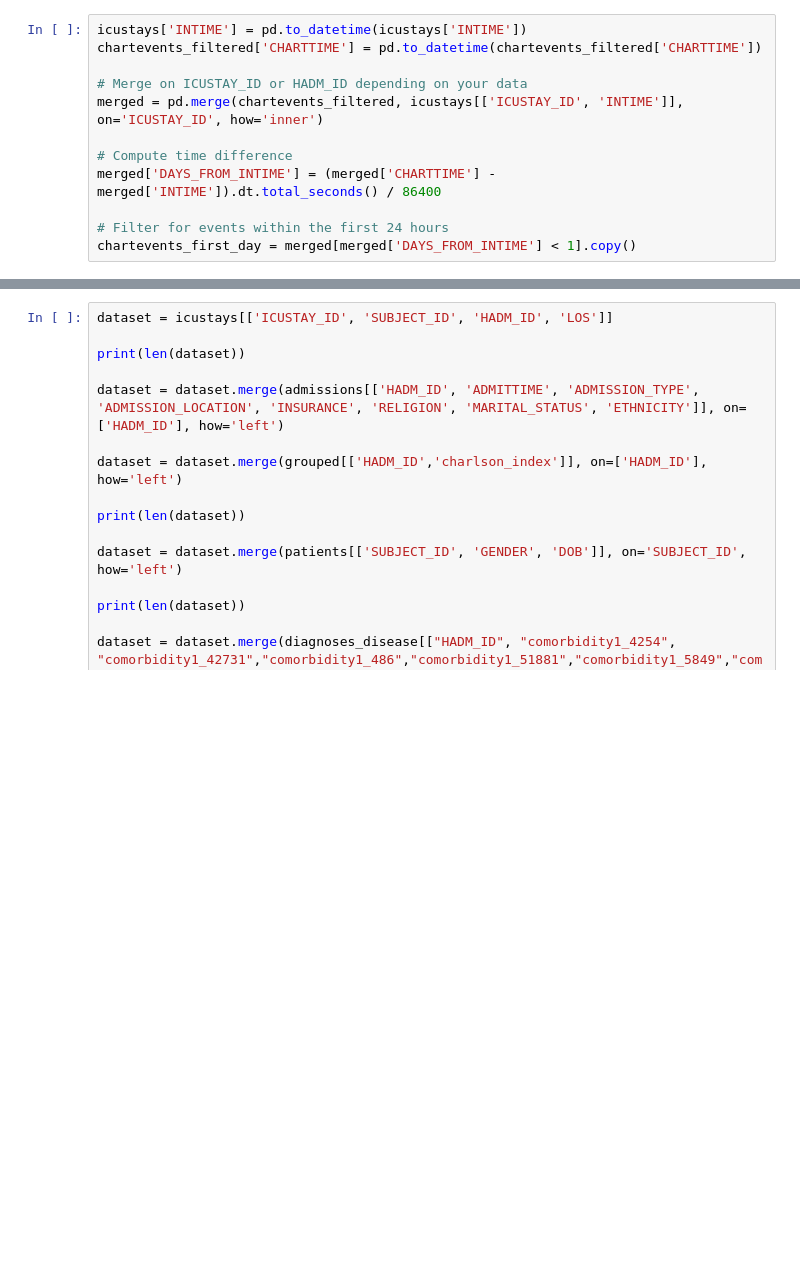
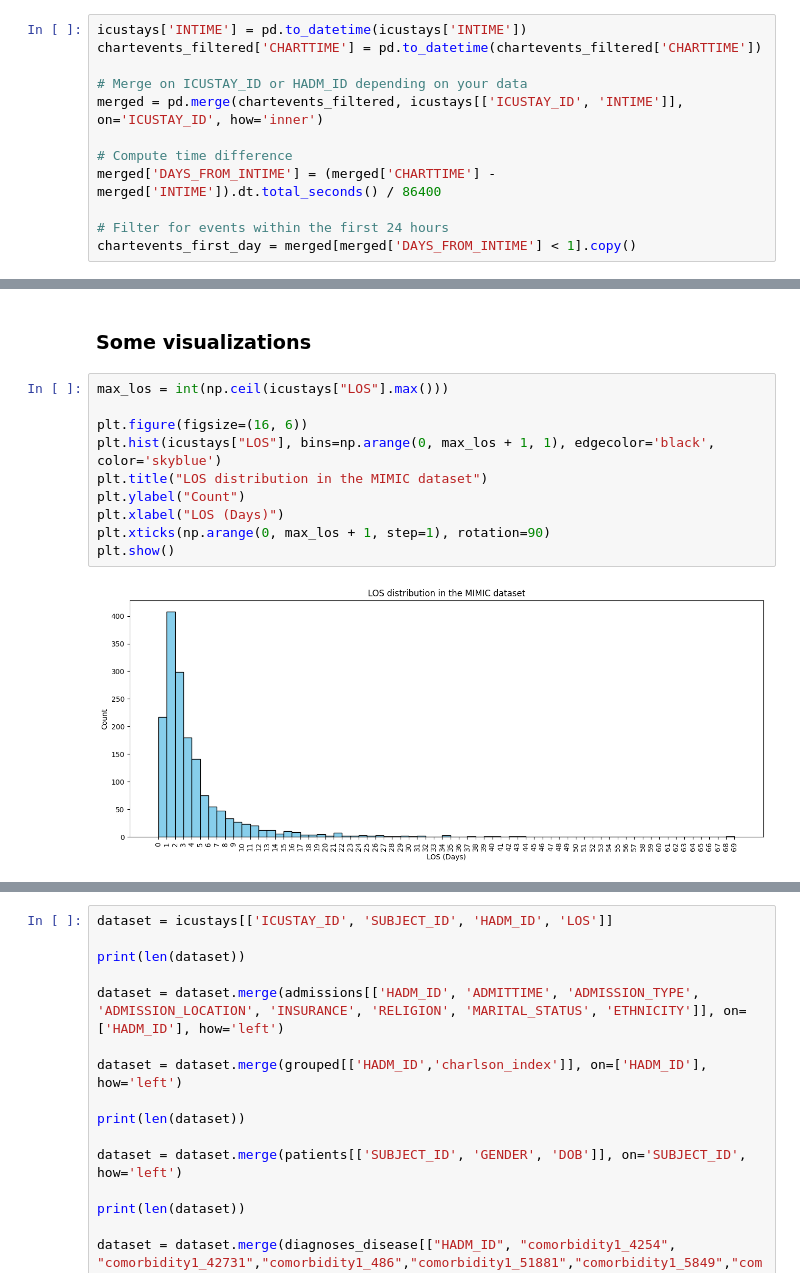
Before and after one commit to ossclaudia/Machine-Learning-2, a Jupyter notebook: projeto.ipynb, the cells around one changed output, grey strips where cells are left out. Cells and saved outputs as stored; diff of their text form; blank space fills up the shorter version.

Commit message:
fixed correlation column small error, added visualizations, removed cols w corrs lower than 0.8

```diff
--- a/projeto.ipynb
+++ b/projeto.ipynb
@@ -297,3 +298,17 @@ chartevents_first_day.head()
 | 2 | 27126 | 165 | 170252 | 247247.0 | 220277 | 2170-10-03 18:35:00 | 2170-10-03 18:43:00 | 16187.0 | 99.0 | 99.0 | ... |
 | 3 | 27127 | 165 | 170252 | 247247.0 | 220045 | 2170-10-03 18:36:00 | 2170-10-03 18:43:00 | 16187.0 | 73.0 | 73.0 | ... |
 | 4 | 27128 | 165 | 170252 | 247247.0 | 220210 | 2170-10-03 18:36:00 | 2170-10-03 18:43:00 | 16187.0 | 19.0 | 19.0 | ... |
+# %% [markdown]
+### Some visualizations
+# %%
+max_los = int(np.ceil(icustays["LOS"].max()))
+
+plt.figure(figsize=(16, 6))
+plt.hist(icustays["LOS"], bins=np.arange(0, max_los + 1, 1), edgecolor='black', color='skyblue')
+plt.title("LOS distribution in the MIMIC dataset")
+plt.ylabel("Count")
+plt.xlabel("LOS (Days)")
+plt.xticks(np.arange(0, max_los + 1, step=1), rotation=90)
+plt.show()
+# %% [output]
+[figure, added]
```
Also changed, not shown: parts of 20 cells of this notebook, 1 other file.
